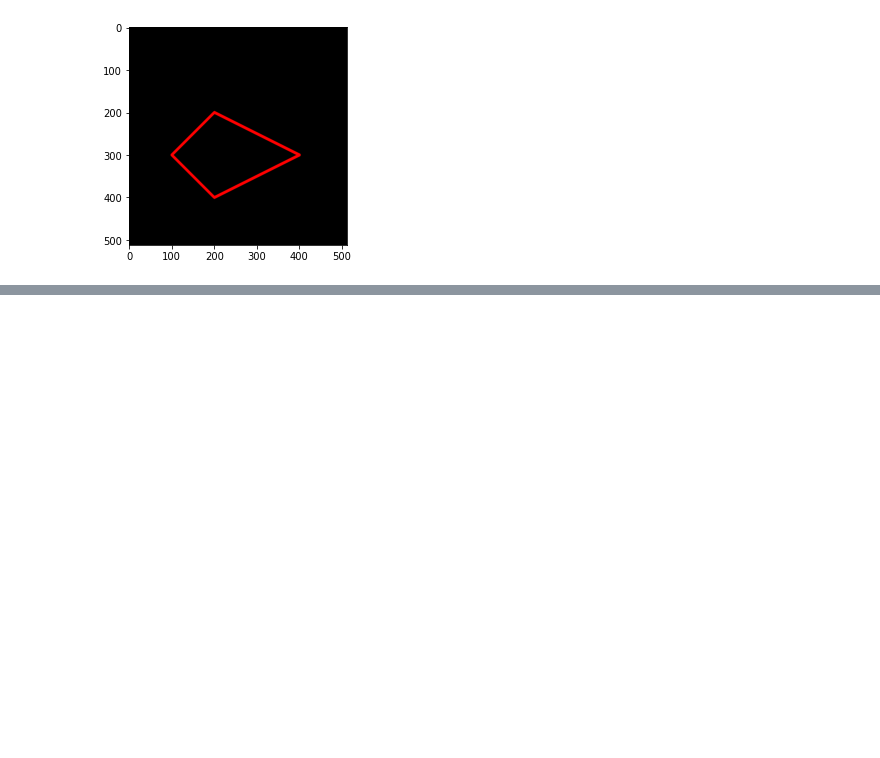
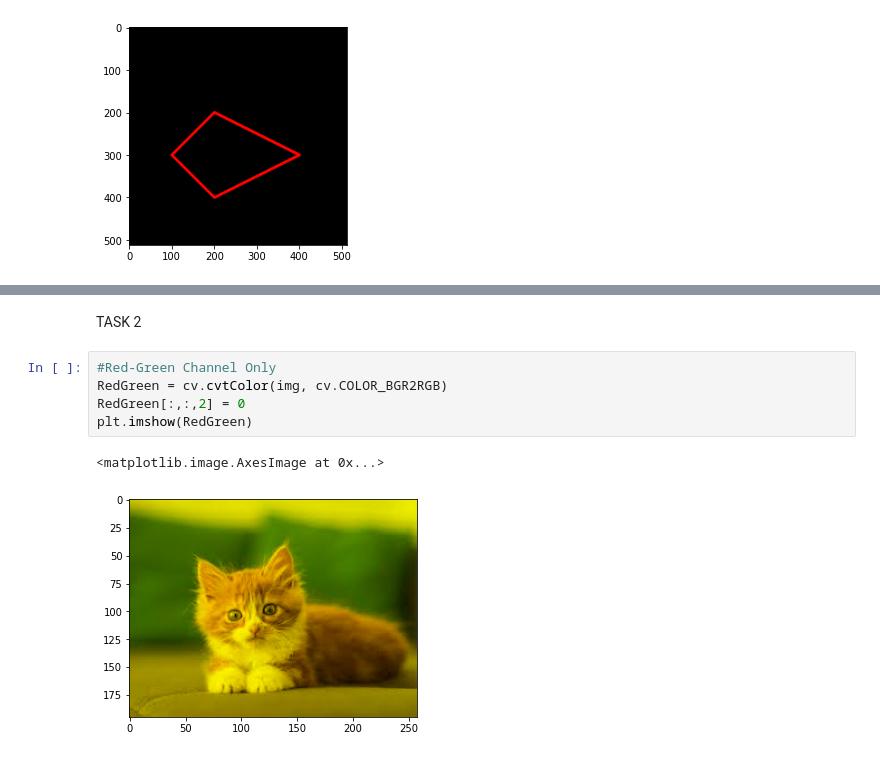
Before and after one commit to dapousman/ComputerVision2021, a Jupyter notebook: week2.ipynb, the cells around one changed output, grey strips where cells are left out. Saved outputs shown, nothing was run; the diff lists cells and outputs as text; blank space fills up the shorter version.

```diff
--- a/week2.ipynb
+++ b/week2.ipynb
@@ -125,0 +135,10 @@ plt.imshow(black_img2)
+# %% [markdown]
+TASK 2
+# %%
+#Red-Green Channel Only
+RedGreen = cv.cvtColor(img, cv.COLOR_BGR2RGB)
+RedGreen[:,:,2] = 0
+plt.imshow(RedGreen)
+# %% [output]
+<matplotlib.image.AxesImage at 0x...>
+[figure, added]
```
Also changed, not shown: parts of 17 cells of this notebook.
